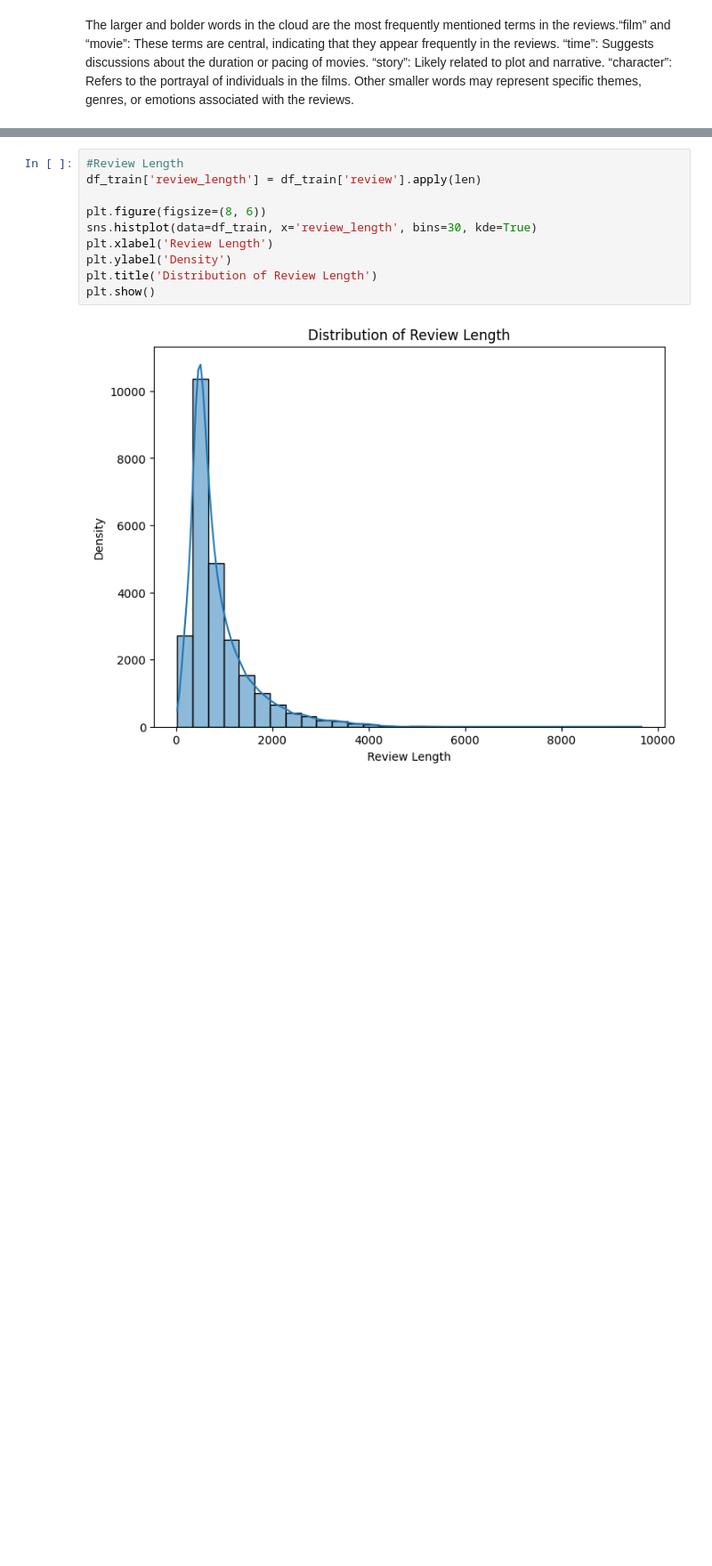
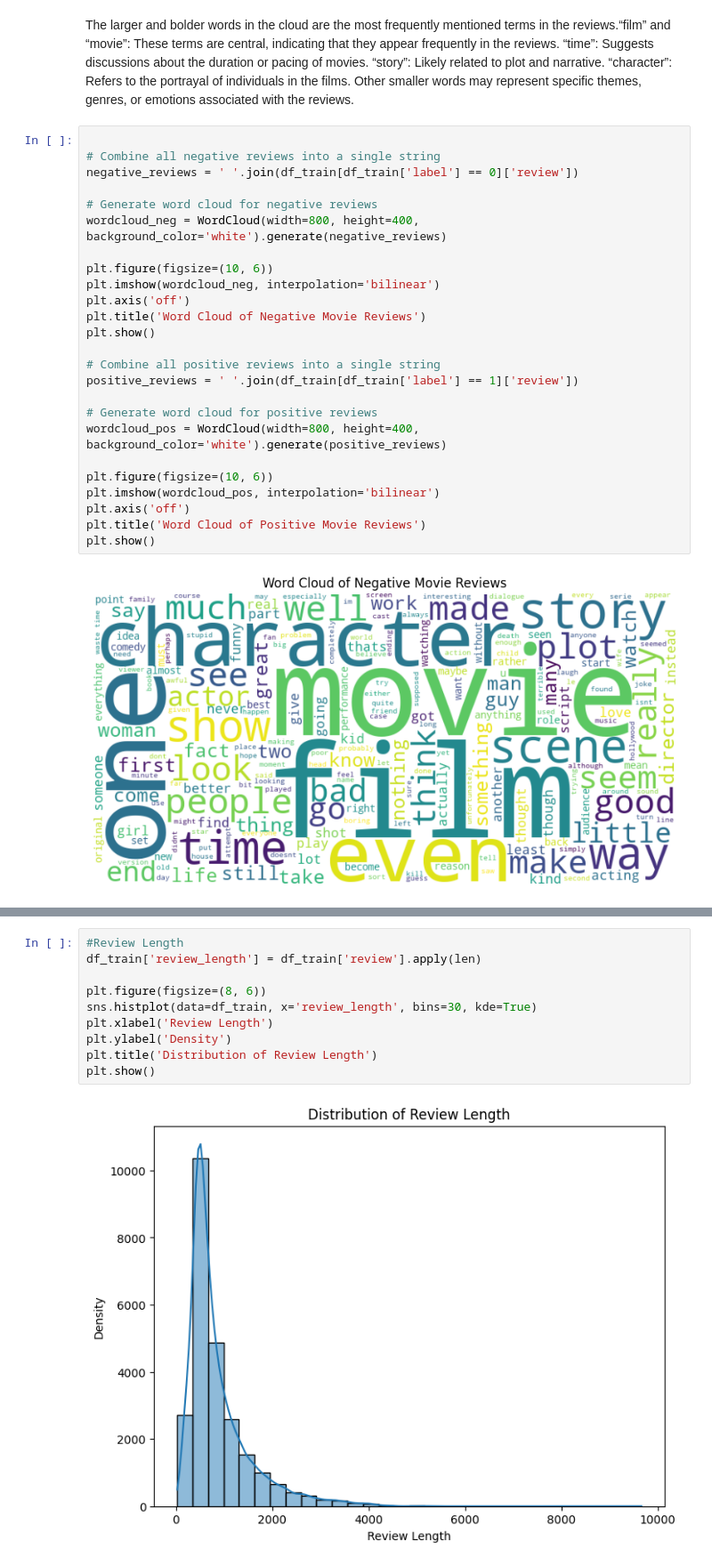
Before and after one commit to sweeksss/movie_sentiment_analysis, a Jupyter notebook: data_preprocessing_train_combined.ipynb, the cells around one changed output, grey strips where cells are left out. Shown at 89% size. Cells and saved outputs as stored; diff of their text form; blank space fills up the shorter version.

```diff
--- a/data_preprocessing_train_combined.ipynb
+++ b/data_preprocessing_train_combined.ipynb
@@ -195,3 +297,30 @@ The larger and bolder words in the cloud are the most frequently mentioned terms
 “story”: Likely related to plot and narrative.
 “character”: Refers to the portrayal of individuals in the films.
 Other smaller words may represent specific themes, genres, or emotions associated with the reviews.
+# %%
+
+# Combine all negative reviews into a single string
+negative_reviews = ' '.join(df_train[df_train['label'] == 0]['review'])
+
+# Generate word cloud for negative reviews
+wordcloud_neg = WordCloud(width=800, height=400, background_color='white').generate(negative_reviews)
+
+plt.figure(figsize=(10, 6))
+plt.imshow(wordcloud_neg, interpolation='bilinear')
+plt.axis('off')
+plt.title('Word Cloud of Negative Movie Reviews')
+plt.show()
+
+# Combine all positive reviews into a single string
+positive_reviews = ' '.join(df_train[df_train['label'] == 1]['review'])
+
+# Generate word cloud for positive reviews
+wordcloud_pos = WordCloud(width=800, height=400, background_color='white').generate(positive_reviews)
+
+plt.figure(figsize=(10, 6))
+plt.imshow(wordcloud_pos, interpolation='bilinear')
+plt.axis('off')
+plt.title('Word Cloud of Positive Movie Reviews')
+plt.show()
+# %% [output]
+[figure, added]
```
Also changed, not shown: parts of 33 cells of this notebook.
